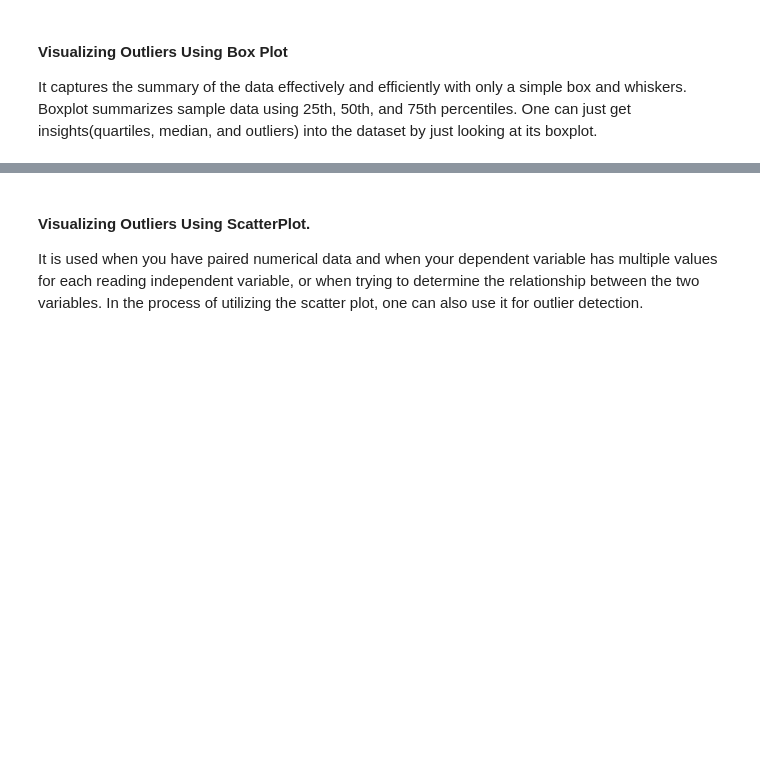
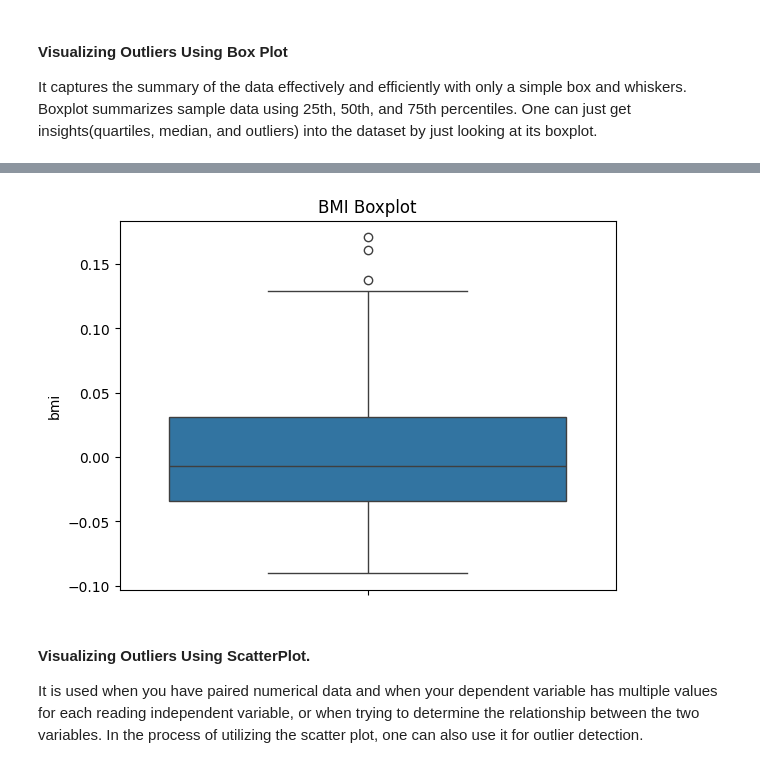
Before and after one commit to kkim8781294/lab4AssignmentKihoonKim, a Jupyter notebook: week5Lab_Students_KihoonKim.ipynb, the cells around one changed output, grey strips where cells are left out. Drawn from its saved outputs; the diff is of its cells as text; code cells hidden in the pictures; blank space fills up the shorter version.

```diff
--- a/week5Lab_Students_KihoonKim.ipynb
+++ b/week5Lab_Students_KihoonKim.ipynb
@@ -743,3 +756,9 @@ df_diabetics
+# %%
+# Load diabetes data store it in a dataframe
+diabetes = load_diabetes()
+
+column = diabetes.feature_names
+df = pd.DataFrame(diabetes.data, columns=column)
 # %% [markdown]
 ### Outliers Visualization
 # %% [markdown]
@@ -748,3 +774,9 @@ It captures the summary of the data effectively and efficiently with only a simp
+# %%
+sns.boxplot(data=df["bmi"])
+plt.title("BMI Boxplot")
+plt.show()
+# %% [output]
+[figure, added]
 # %% [markdown]
 #### Visualizing Outliers Using ScatterPlot.
 
```
Also changed, not shown: parts of 22 cells of this notebook.
